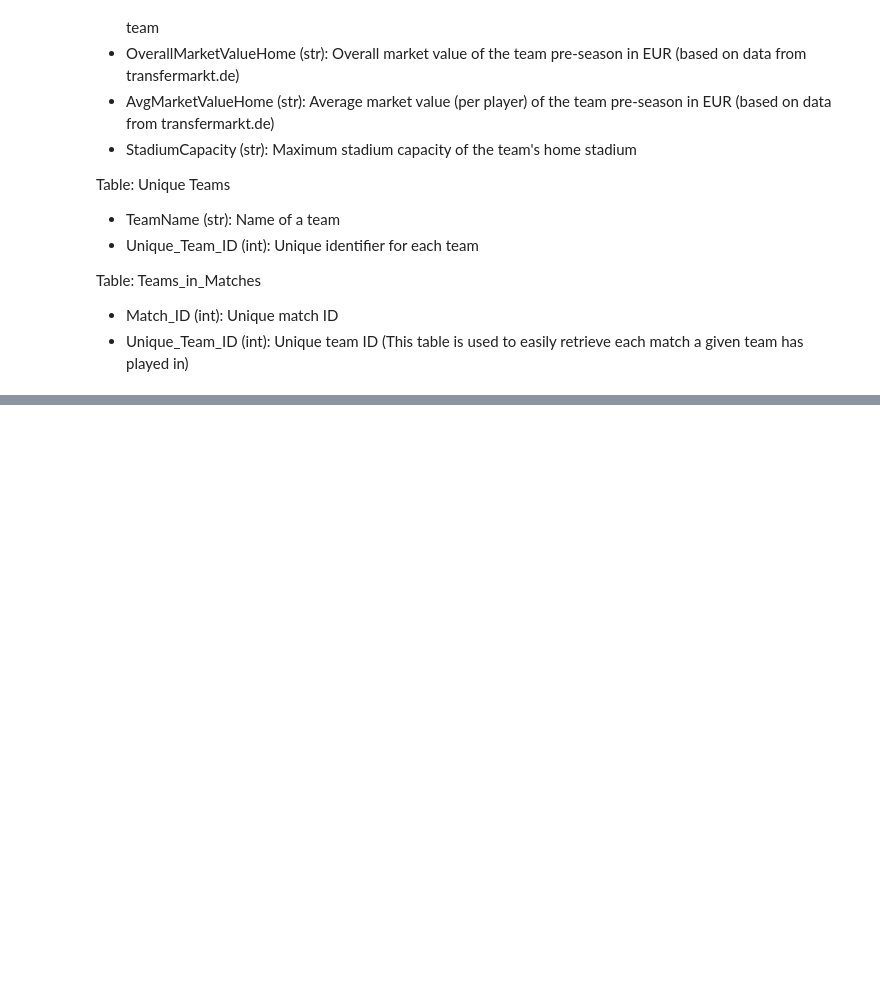
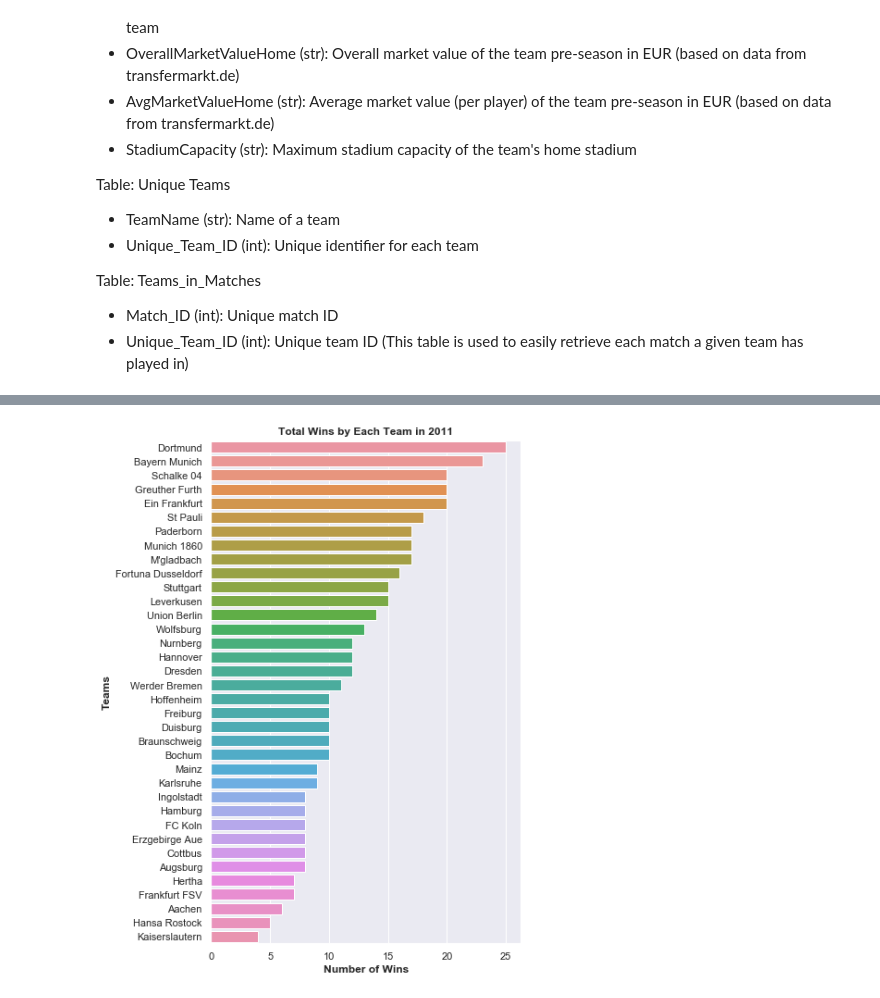
Before and after one commit to songyingho/delphi_football, a Jupyter notebook: index.ipynb, the cells around one changed output, grey strips where cells are left out. Saved outputs shown, nothing was run; the diff lists cells and outputs as text; code cells hidden in the pictures; blank space fills up the shorter version.

Commit message:
visualizations

```diff
--- a/index.ipynb
+++ b/index.ipynb
@@ -169,0 +168,11 @@ df
+# %%
+fig_dims = (6, 10)
+fig, ax = plt.subplots(figsize=fig_dims)
+sns.set(style="darkgrid")
+ax = sns.barplot(x="Total_Wins", y="Team", data=updated_df)
+plt.ylabel('Teams', fontweight='bold')
+plt.xlabel('Number of Wins', fontweight='bold')
+plt.title('Total Wins by Each Team in 2011', fontweight = 'bold')
+plt.savefig('Wins by Each Team')
+# %% [output]
+[figure, added]
```
Also changed, not shown: parts of 28 cells of this notebook, 2 other files.
